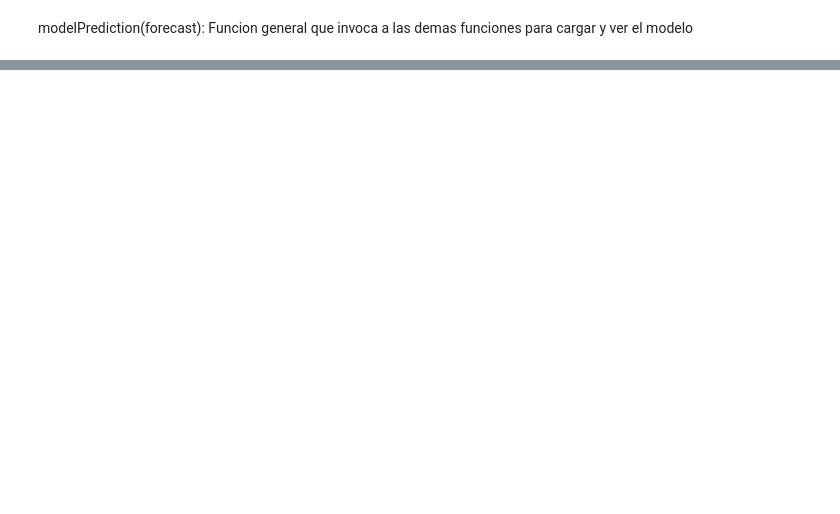
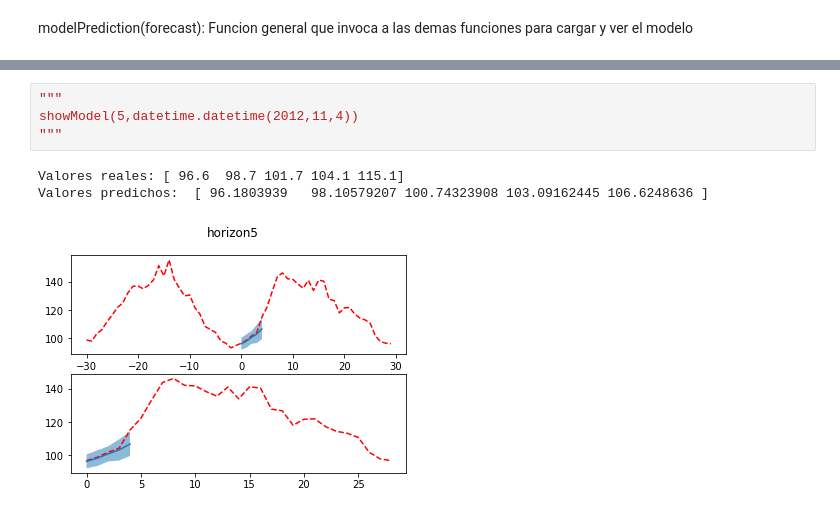
Before and after one commit to Miguel-Antonm/deploy_DL_space_weather_forecast, a Jupyter notebook: nbs/02_load_model.ipynb, the cells around one changed output, grey strips where cells are left out. Cells and saved outputs as stored; diff of their text form; blank space fills up the shorter version.

```diff
--- a/nbs/02_load_model.ipynb
+++ b/nbs/02_load_model.ipynb
@@ -259,0 +278,8 @@ def showModel(horizon,normal):
+# %%
+"""
+showModel(5,datetime.datetime(2012,11,4))
+"""
+# %% [output]
+Valores reales: [ 96.6  98.7 101.7 104.1 115.1]
+Valores predichos:  [ 96.1803939   98.10579207 100.74323908 103.09162445 106.6248636 ]
+[figure, added]
```
Also changed, not shown: parts of 36 cells of this notebook, 43 other files.
